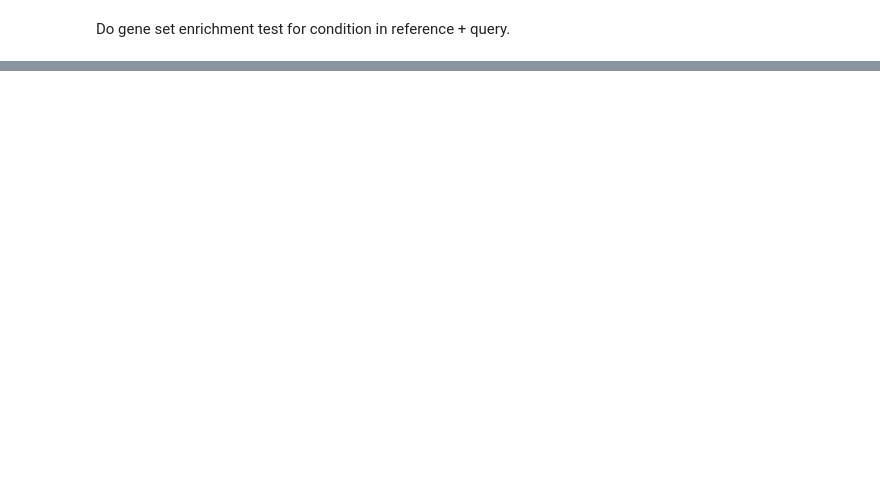
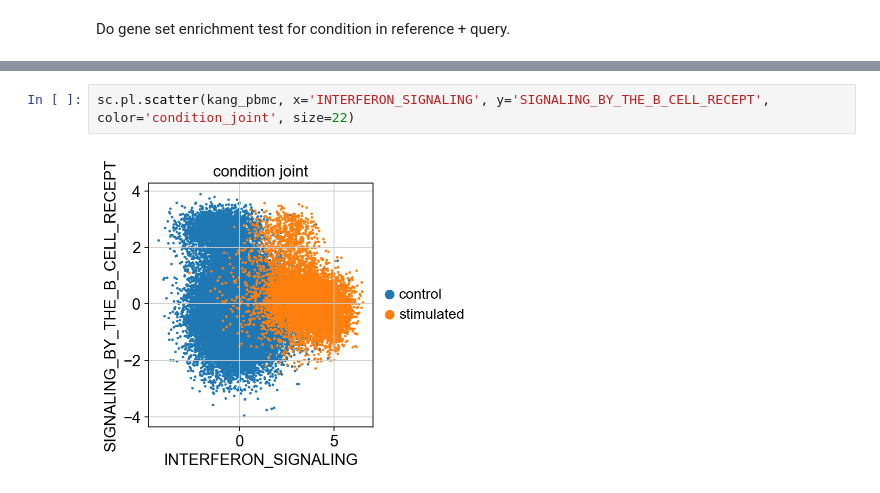
Before and after one commit to theislab/scarches, a Jupyter notebook: notebooks/expimap_surgery_pipeline.ipynb, the cells around one changed output, grey strips where cells are left out. Cells and saved outputs as stored; diff of their text form; blank space fills up the shorter version.

```diff
--- a/notebooks/expimap_surgery_pipeline.ipynb
+++ b/notebooks/expimap_surgery_pipeline.ipynb
@@ -341,0 +313,4 @@ fig = sca.plotting.plot_abs_bfs(kang_pbmc, terms=terms, yt_step=0.8, scale_y=2.5
+# %%
+sc.pl.scatter(kang_pbmc, x='INTERFERON_SIGNALING', y='SIGNALING_BY_THE_B_CELL_RECEPT', color='condition_joint', size=22)
+# %% [output]
+[figure, added]
```
Also changed, not shown: parts of 35 cells of this notebook, 1 other file.
